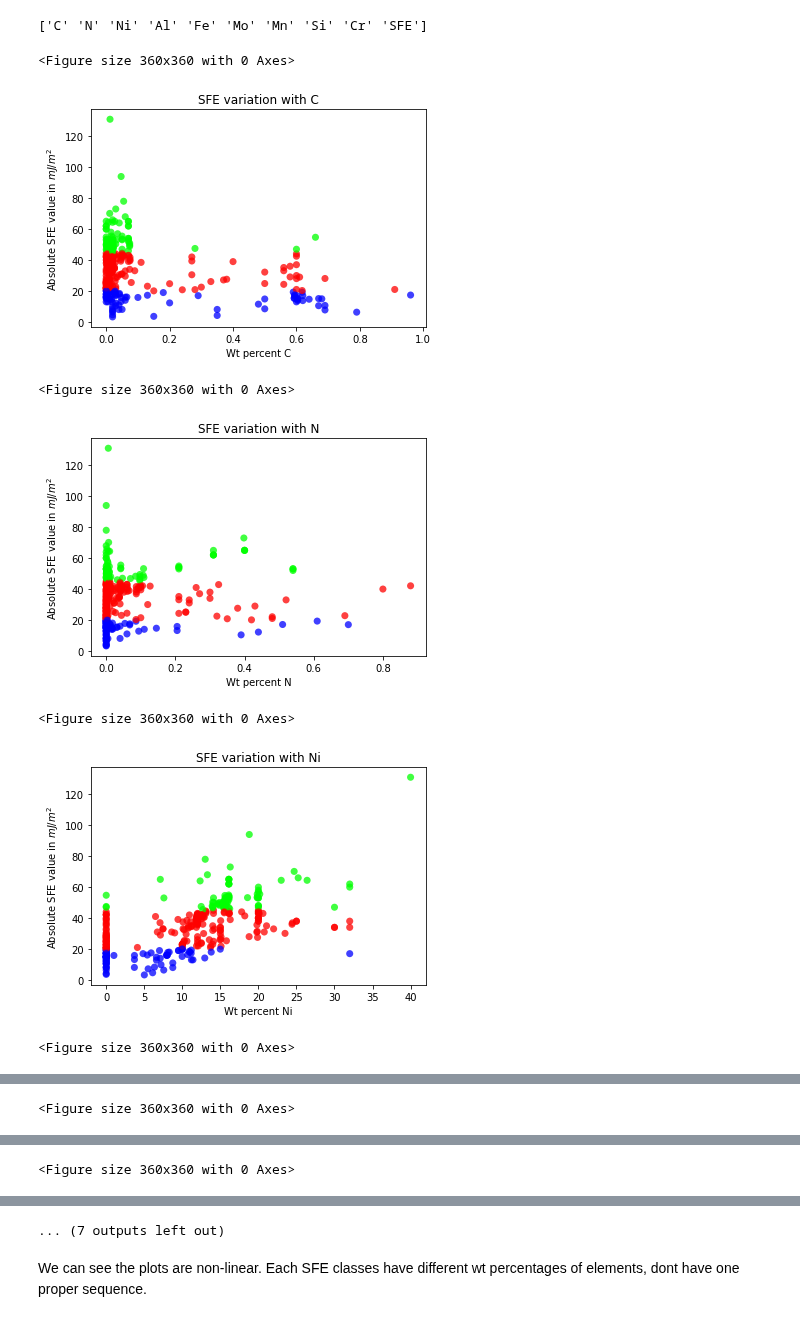
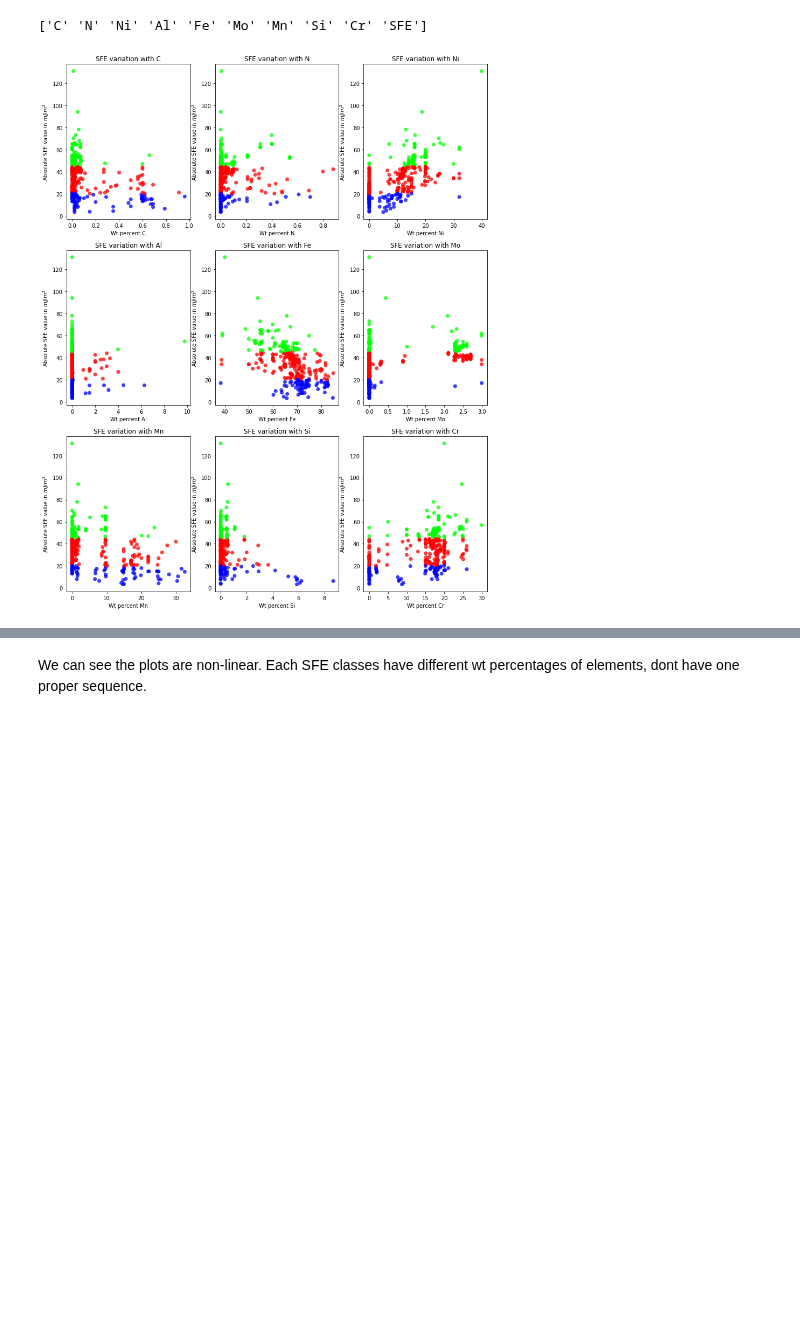
Before and after one commit to RamyaReddyKoppula/PPP, a Jupyter notebook: SFE.ipynb, the cells around one changed output, grey strips where cells are left out. Cells and saved outputs as stored; diff of their text form; code cells hidden in the pictures; blank space fills up the shorter version.

Commit message:
cleat plot2

```diff
--- a/SFE.ipynb
+++ b/SFE.ipynb
@@ -251,22 +251,17 @@ print(element_names) #we are taking this because np array has no attribute 'colu
 # %% [output]
 ['C' 'N' 'Ni' 'Al' 'Fe' 'Mo' 'Mn' 'Si' 'Cr' 'SFE']
 # %%
+fig = plt.figure(figsize=(14,18))
+#fig.subplots_adjust(hspace=5, wspace=5)
 for i in range(1,10):
-    fig = plt.figure(figsize=(5,5))
-    fig, ax = plt.subplots()
+    ax = plt.subplot(3,3,i)
     brg=ax.scatter(SFE_data[:,i],SFE_data[:,10],c=SFE_classes,marker="o", s=50, edgecolor='',cmap ='brg', alpha=0.75)
     ax.set_xlabel("Wt percent %s"%element_names[i-1])
     ax.set_ylabel("Absolute SFE value in $mJ/m^2$")
     ax.set_title("SFE variation with %s"%element_names[i-1])
     #print(SFE_data[:,1])
     #print(SFE_data[:,10])
-    plt.show()
-fig, ax = plt.subplots(nrows=2, ncols=2)
+plt.show()
+#fig, ax = plt.subplots(nrows=2, ncols=2)
 # %% [output]
-<Figure size 360x360 with 0 Axes>
-[figure, old version]
+[figure, new version]
-<Figure size 360x360 with 0 Axes>
-[figure, removed]
-<Figure size 360x360 with 0 Axes>
-[figure, removed]
-<Figure size 360x360 with 0 Axes>
@@ -274 +267,0 @@ fig, ax = plt.subplots(nrows=2, ncols=2)
-<Figure size 360x360 with 0 Axes>
@@ -276 +267,0 @@ fig, ax = plt.subplots(nrows=2, ncols=2)
-<Figure size 360x360 with 0 Axes>
@@ -278,4 +268,3 @@ fig, ax = plt.subplots(nrows=2, ncols=2)
-... (7 outputs left out)
 # %% [markdown]
 We can see the plots are non-linear. Each SFE classes have different wt percentages of elements, dont have one proper sequence.
 # %% [markdown]
```
Also changed, not shown: parts of 8 cells of this notebook.
